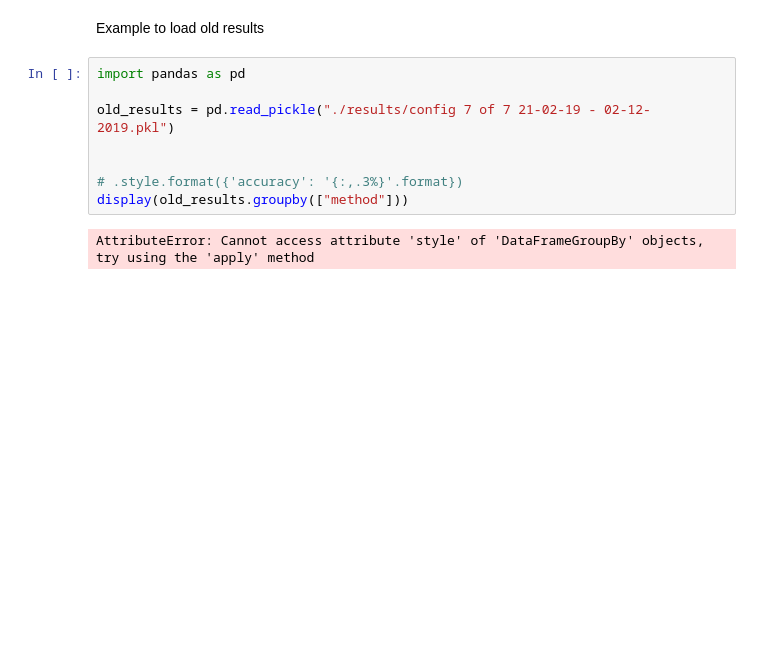
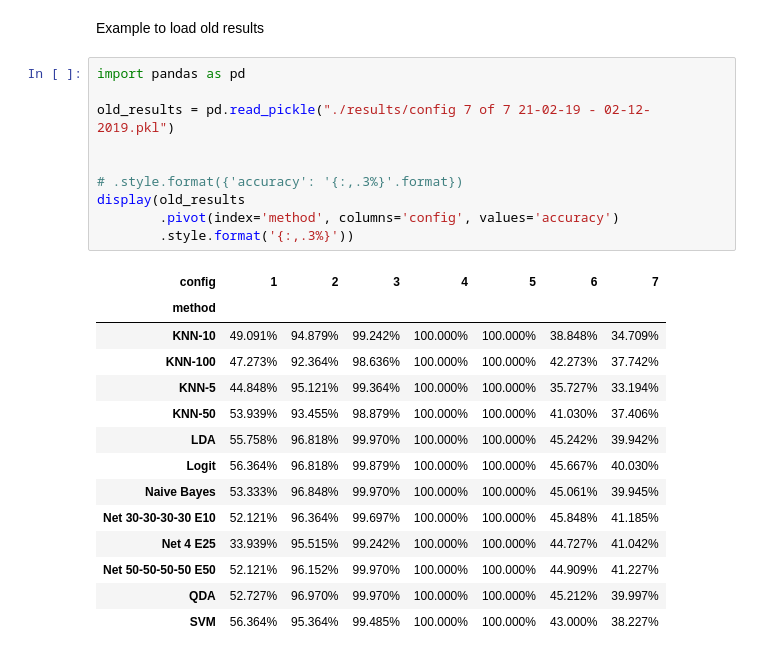
Before and after one commit to timellemeet/multivariate, a Jupyter notebook: simulation.ipynb, the cells around one changed output. Saved outputs shown, nothing was run; the diff lists cells and outputs as text; blank space fills up the shorter version.

```diff
--- a/simulation.ipynb
+++ b/simulation.ipynb
@@ -445,10 +445,25 @@ Example to load old results
 # %%
 import pandas as pd
 
 old_results = pd.read_pickle("./results/config 7 of 7 21-02-19 - 02-12-2019.pkl")
 
 
 # .style.format({'accuracy': '{:,.3%}'.format})
-display(old_results.groupby(["method"]))
+display(old_results
+        .pivot(index='method', columns='config', values='accuracy')
+        .style.format('{:,.3%}'))
 # %% [output]
-AttributeError: Cannot access attribute 'style' of 'DataFrameGroupBy' objects, try using the 'apply' method
+| config | 1 | 2 | 3 | 4 | 5 | 6 | 7 |
+| method |  |  |  |  |  |  |  |
+| KNN-10 | 49.091% | 94.879% | 99.242% | 100.000% | 100.000% | 38.848% | 34.709% |
+| KNN-100 | 47.273% | 92.364% | 98.636% | 100.000% | 100.000% | 42.273% | 37.742% |
+| KNN-5 | 44.848% | 95.121% | 99.364% | 100.000% | 100.000% | 35.727% | 33.194% |
+| KNN-50 | 53.939% | 93.455% | 98.879% | 100.000% | 100.000% | 41.030% | 37.406% |
+| LDA | 55.758% | 96.818% | 99.970% | 100.000% | 100.000% | 45.242% | 39.942% |
+| Logit | 56.364% | 96.818% | 99.879% | 100.000% | 100.000% | 45.667% | 40.030% |
+| Naive Bayes | 53.333% | 96.848% | 99.970% | 100.000% | 100.000% | 45.061% | 39.945% |
+| Net 30-30-30-30 E10 | 52.121% | 96.364% | 99.697% | 100.000% | 100.000% | 45.848% | 41.185% |
+| Net 4 E25 | 33.939% | 95.515% | 99.242% | 100.000% | 100.000% | 44.727% | 41.042% |
+| Net 50-50-50-50 E50 | 52.121% | 96.152% | 99.970% | 100.000% | 100.000% | 44.909% | 41.227% |
+| QDA | 52.727% | 96.970% | 99.970% | 100.000% | 100.000% | 45.212% | 39.997% |
+| SVM | 56.364% | 95.364% | 99.485% | 100.000% | 100.000% | 43.000% | 38.227% |
```
